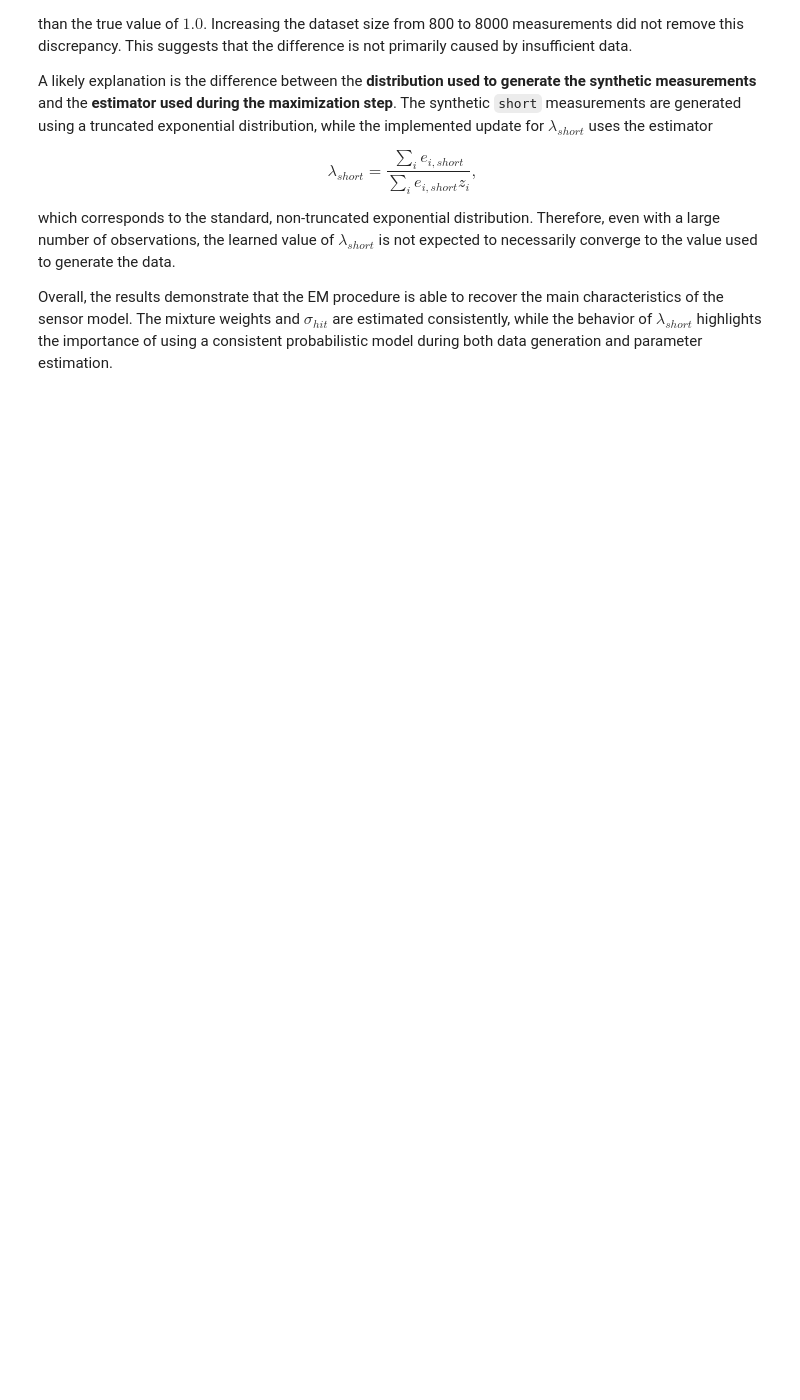
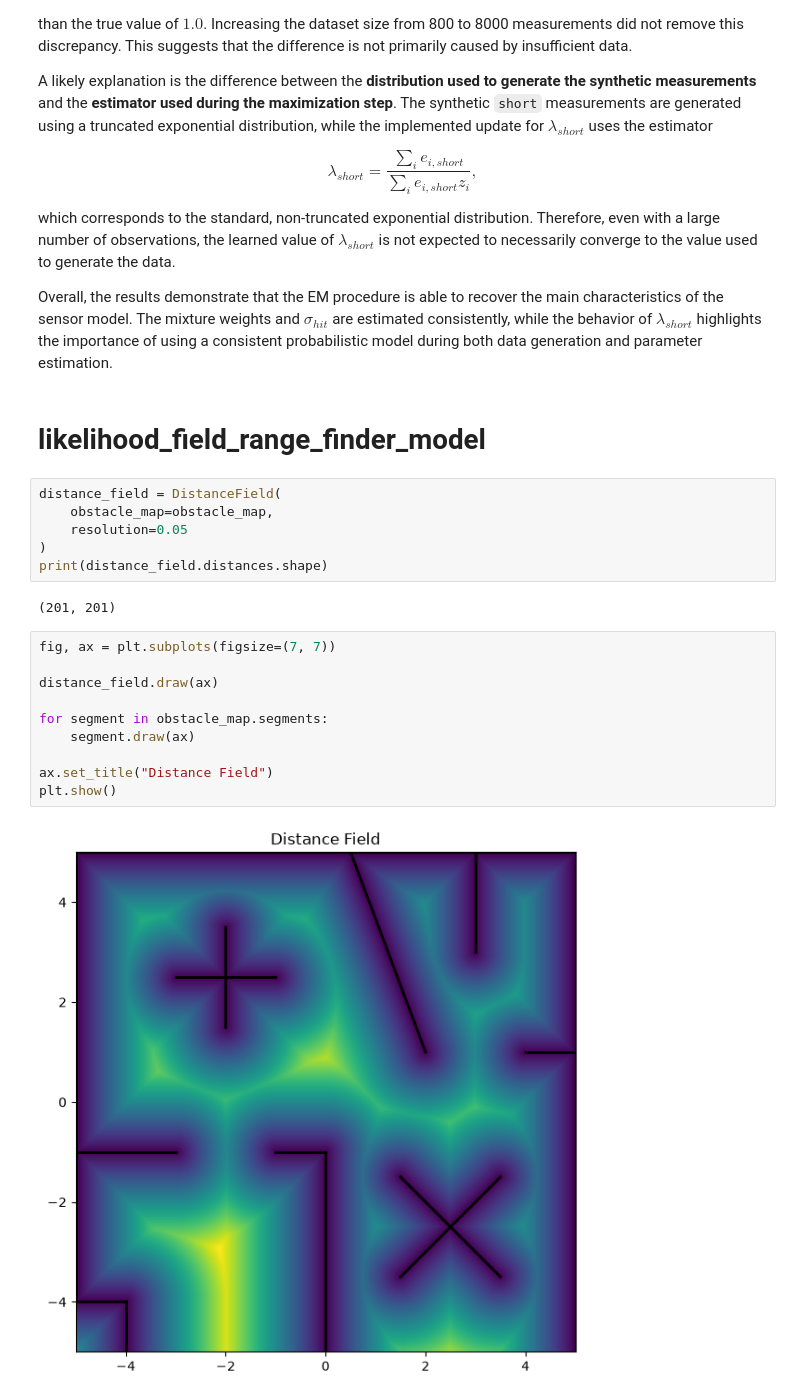
Before and after one commit to jtu-hub/UFRJ-COE-841, a Jupyter notebook: trabalho 2.ipynb, the cells around one changed output. Drawn from its saved outputs; the diff is of its cells as text; blank space fills up the shorter version.

Commit message:
Add likelihood_field_range_finder_model

```diff
--- a/trabalho 2.ipynb
+++ b/trabalho 2.ipynb
@@ -921,3 +881,25 @@ $$
 which corresponds to the standard, non-truncated exponential distribution. Therefore, even with a large number of observations, the learned value of $\lambda_{short}$ is not expected to necessarily converge to the value used to generate the data.
 
 Overall, the results demonstrate that the EM procedure is able to recover the main characteristics of the sensor model. The mixture weights and $\sigma_{hit}$ are estimated consistently, while the behavior of $\lambda_{short}$ highlights the importance of using a consistent probabilistic model during both data generation and parameter estimation.
+# %% [markdown]
+# likelihood_field_range_finder_model
+# %%
+distance_field = DistanceField(
+    obstacle_map=obstacle_map,
+    resolution=0.05
+)
+print(distance_field.distances.shape)
+# %% [output]
+(201, 201)
+# %%
+fig, ax = plt.subplots(figsize=(7, 7))
+
+distance_field.draw(ax)
+
+for segment in obstacle_map.segments:
+    segment.draw(ax)
+
+ax.set_title("Distance Field")
+plt.show()
+# %% [output]
+[figure, added]
```
Also changed, not shown: parts of 10 cells of this notebook, 3 other files.
